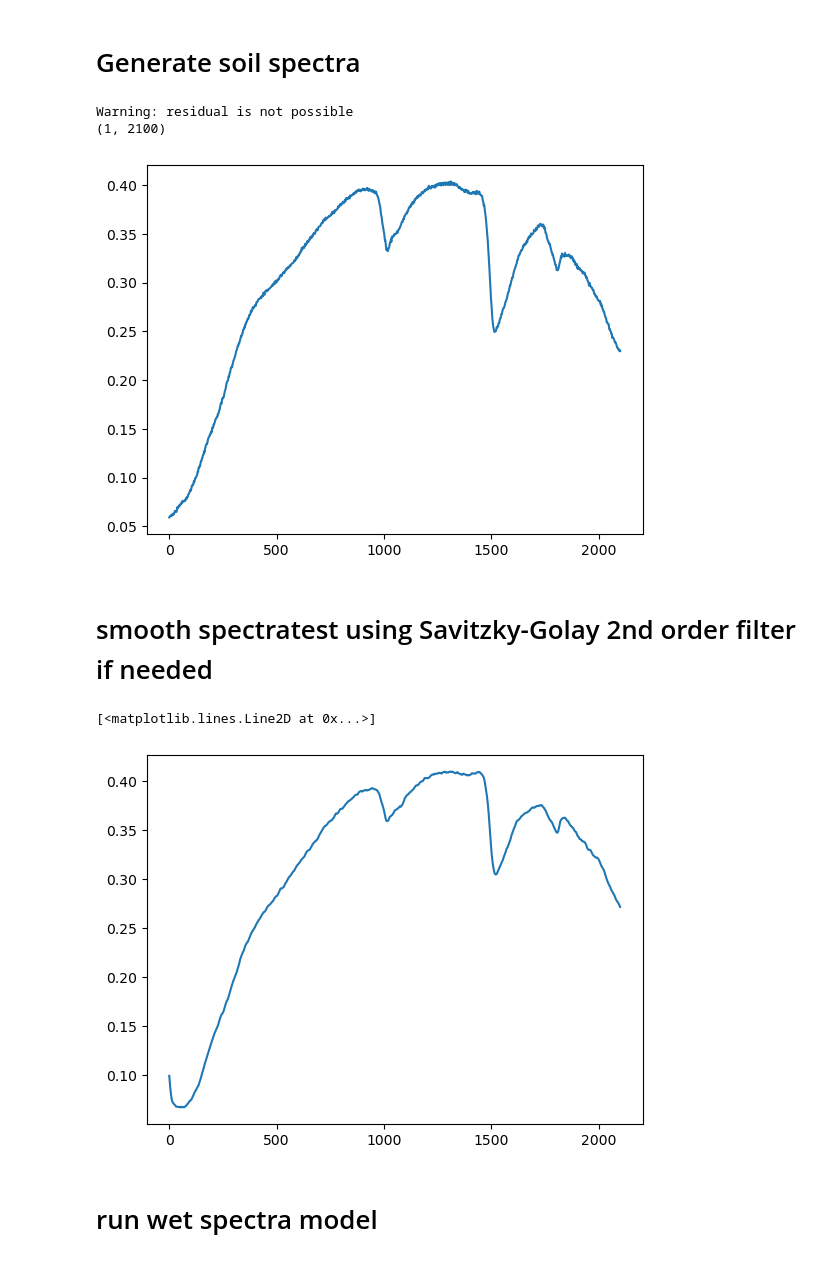
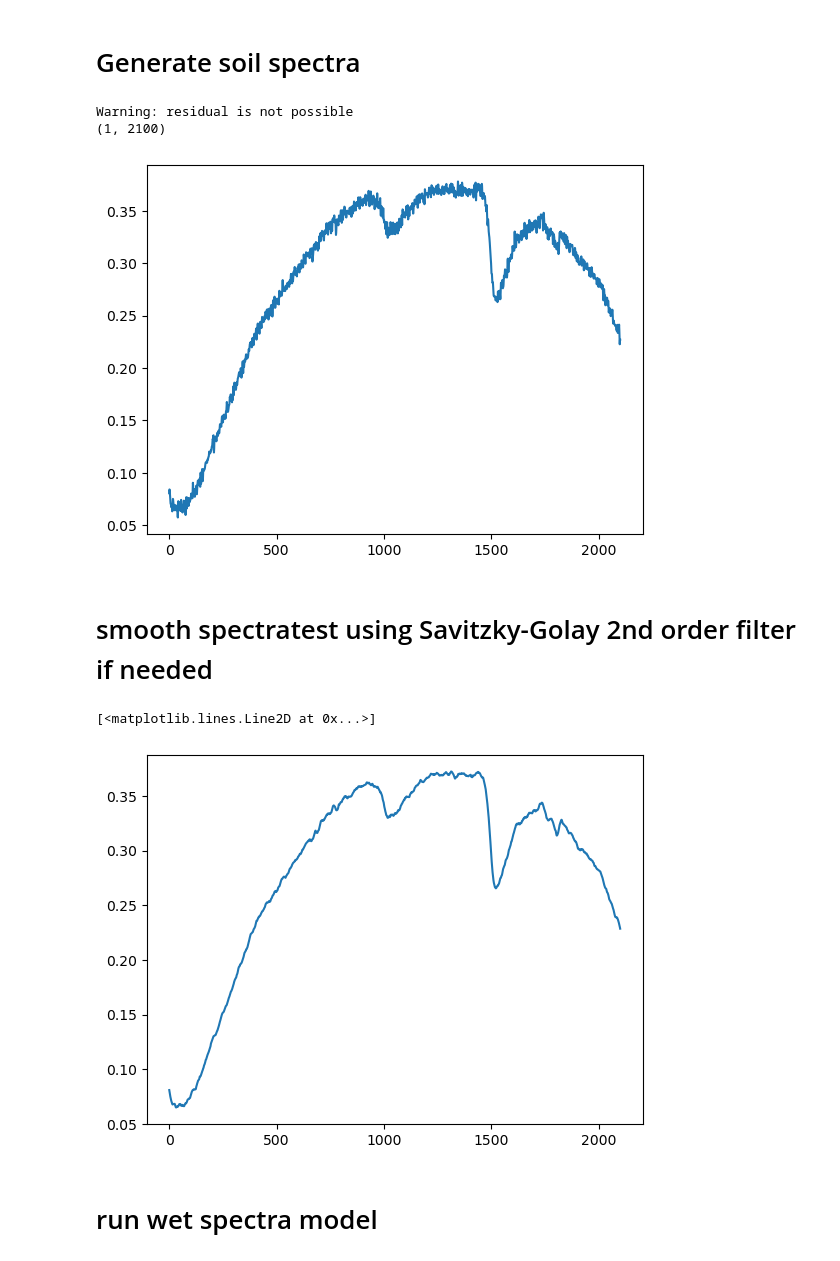
Before and after one commit to GEMINI-Breeding/SOGM_soil_spectra_simulation, a Jupyter notebook: Runtest.ipynb, the cells around one changed output. Drawn from its saved outputs; the diff is of its cells as text; code cells hidden in the pictures.

```diff
--- a/Runtest.ipynb
+++ b/Runtest.ipynb
@@ -18,49 +18,49 @@ wavelength = np.arange(400,2500,1)
 # %%
 prop_test_1 = []
 # set soil properties (-1 means not available)
-spectrabrand = 'ASD'  # ASD, FOSS, Spectral Evolution, or None
+spectrabrand = 'FOSS'  # ASD, FOSS, Spectral Evolution, or None
 Clay = 8   # %
 Silt = 7   # %
 # Sand content is calculated by 100 - Clay - Silt
 SOM = 120  # soil organic matter, g/kg
 Nitrogen = 2.2  # total nitrogen content, g/kg
 CEC = 123 # cation exchange capacity, cmol(+)/kg
 OC = 38 # organic carbon content, g/kg
 tP = -1 # total phosphorus content, mg/kg
 pH_w = 4.7 # pH measured from water solution
 Fe = 80000 # iron content, mg/kg
 dens = -1 # soil bulk density, g/cm3
 ec = -1 # electrical conductivity, mS/m
 caco3 = -1 # CaCO3 content, g/kg
 tc = -1 # total carbon content, %
 
-prop_test_1.append(SGf.setProp('ASD', Clay, Silt, SOM, Nitrogen, CEC, OC, tP, pH_w, Fe, dens, ec, caco3, tc))
+prop_test_1.append(SGf.setProp(spectrabrand, Clay, Silt, SOM, Nitrogen, CEC, OC, tP, pH_w, Fe, dens, ec, caco3, tc))
 emb_test = SGf.words2indices(prop_test_1, 42, 16, 509)
 # average 5 times
 emb_test = emb_test.repeat(5,1,1)
 spectratest = gspec.generatespectra(emb_test, torch.device('cpu'), False)
 spectratest = np.mean(spectratest,0)
 spectratest = spectratest.reshape(1,-1)
 print(spectratest.shape)
 plt.plot(spectratest[:, :].T)
 
 # store x and y in xml file in Helios spectra format
 spectra_ = []
 for i in range(1):
     spectra_.append((wavelength, spectratest[i, :].T, f"Generated soil reflectivity {i}"))
 # save_multiple_spectra_to_xml(spectra_, "results/New soil 0.xml")
 # %% [output]
 Warning: residual is not possible
 (1, 2100)
-[figure, old version]
+[figure, new version]
 # %% [markdown]
 # smooth spectratest using Savitzky-Golay 2nd order filter if needed
 # %%
-# spectratest = savgol_filter(spectratest, 25, 2, axis=1)
-# plt.plot(spectratest[:, :].T)
+spectratest = savgol_filter(spectratest, 30, 2, axis=1)
+plt.plot(spectratest[:, :].T)
 # %% [output]
 [<matplotlib.lines.Line2D at 0x...>]
-[figure, old version]
+[figure, new version]
 # %% [markdown]
 # run wet spectra model
 # %%
```
Also changed, not shown: parts of 5 cells of this notebook, 3 other files.
